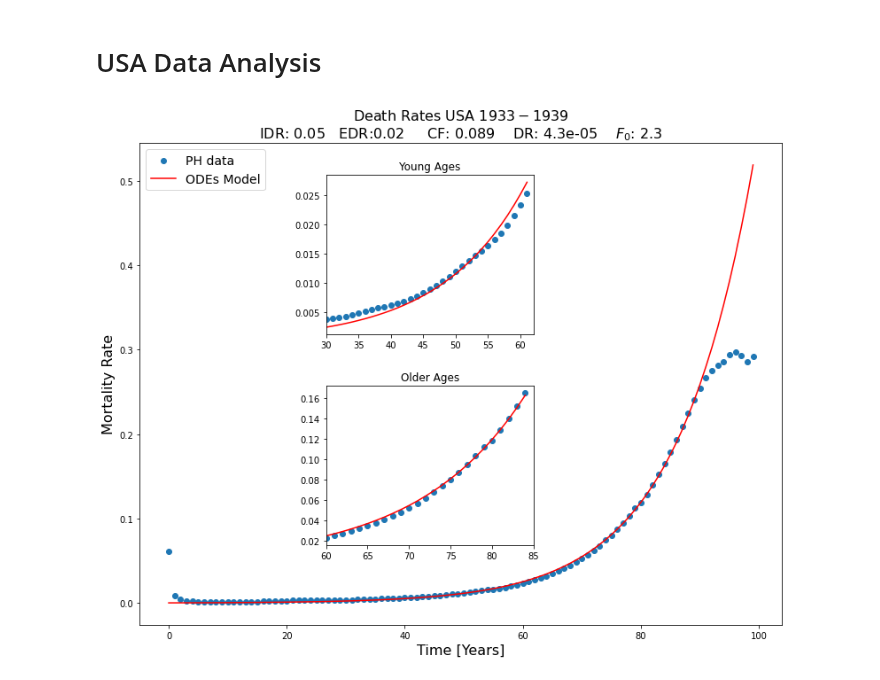
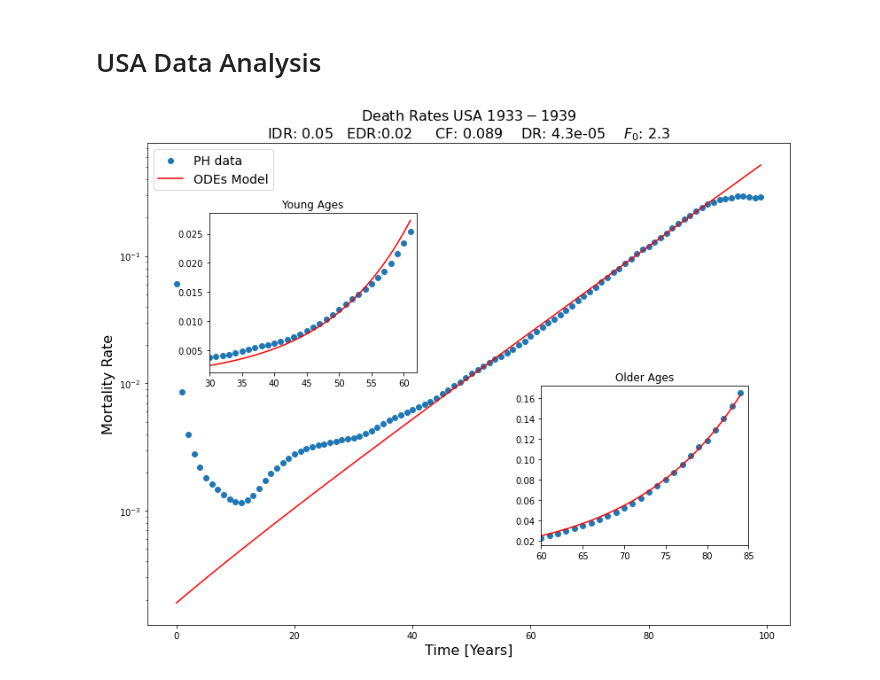
Before and after one commit to Rafther0112/Human_Aging_Research, a Jupyter notebook: friday_21_28/death_rates/data_analysis.ipynb, the cells around one changed output. Drawn from its saved outputs; the diff is of its cells as text; code cells hidden in the pictures.

```diff
--- a/friday_21_28/death_rates/data_analysis.ipynb
+++ b/friday_21_28/death_rates/data_analysis.ipynb
@@ -372,7 +372,7 @@ for specific_year in years_of_interes:
 tiempo_vida_inicial = 20
 tiempo_vida_maximo = 150            #Para que los resultados obtenidos se encuentren ligados a realidad biologica
 pasos_integracion = 150             #Definicion de los pasos de integracion de algoritmo
-alpha_damage_propagation = 0.05    #Tasa de propagacion de daño
+alpha_damage_propagation = 0.050    #Tasa de propagacion de daño
 coupling_factor = 0.089            #Factor de acoplamiento entre frailty index y gompertz
 mortality_rate = 4.3*(10**(-5))     #Tasa de mortalidad
 disease_rate = 0.02
@@ -400,34 +400,36 @@ frailty_index_differential_equation,gompertz_law_differential_equation,temporal_
 # %%
 plt.figure(figsize=(13,10))
 plt.title(r"Death Rates USA $1933-1939$" + "\n" + rf"IDR: {alpha_damage_propagation}   EDR:{disease_rate}     CF: {coupling_factor}    DR: {mortality_rate}    $F_0$: {initial_condition}" , fontsize = 16)
 plt.xlabel(r"Time [Years]", fontsize = 16)
 plt.ylabel(r"Mortality Rate", fontsize = 16)
 
 zoom_ventana1 = [30, 62]  # Límites en el eje x para la primera ventana
 zoom_ventana2 = [60, 85]  # Límites en el eje x para la segunda ventana
 
 
 plt.scatter(datos_generales["Ages"], datos_generales["1933-1939"], label = "PH data")
 plt.plot(gompertz_law_differential_equation[0:100], label = "ODEs Model", color = "red")
 plt.legend(fontsize = 14)
+plt.yscale("log")
 
-ax1 = plt.axes([0.35, 0.58, 0.25, 0.25])  # Coordenadas y tamaño de la ventana 1
+
+ax1 = plt.axes([0.2, 0.52, 0.25, 0.25])  # Coordenadas y tamaño de la ventana 1
 ax1.scatter(datos_generales["Ages"][zoom_ventana1[0]:zoom_ventana1[1]], datos_generales["1933-1939"][zoom_ventana1[0]:zoom_ventana1[1]])
 ax1.plot(datos_generales["Ages"][zoom_ventana1[0]:zoom_ventana1[1]],gompertz_law_differential_equation[0:100][zoom_ventana1[0]:zoom_ventana1[1]], color = "red")
 ax1.set_xlim(zoom_ventana1)
 
 
-ax2 = plt.axes([0.35, 0.25, 0.25, 0.25])  # Coordenadas y tamaño de la ventana 2
+ax2 = plt.axes([0.6, 0.25, 0.25, 0.25])  # Coordenadas y tamaño de la ventana 2
 ax2.scatter(datos_generales["Ages"][zoom_ventana2[0]:zoom_ventana2[1]], datos_generales["1933-1939"][zoom_ventana2[0]:zoom_ventana2[1]])
 ax2.plot(datos_generales["Ages"][zoom_ventana2[0]:zoom_ventana2[1]],gompertz_law_differential_equation[0:100][zoom_ventana2[0]:zoom_ventana2[1]], color = "red")
 ax2.set_xlim(zoom_ventana2)
 
 ax1.set_title('Young Ages')
 ax2.set_title('Older Ages')
 
-#plt.savefig("DR_USA_1933_1939.jpg", dpi = 500)
+plt.savefig("DR_USA_1933_1939_log_scale.jpg", dpi = 500)
 # %% [output]
-[figure, old version]
+[figure, new version]
 # %%
 plt.figure(figsize=(13,10))
 plt.title(r"Death Rates USA $2010-2019$" + "\n" + rf"IDR: {alpha_damage_propagation}   EDR:{disease_rate}     CF: {coupling_factor}    DR: {mortality_rate}    $F_0$: {initial_condition}" , fontsize = 16)
```
Also changed, not shown: parts of 7 cells of this notebook, 5 other files.
